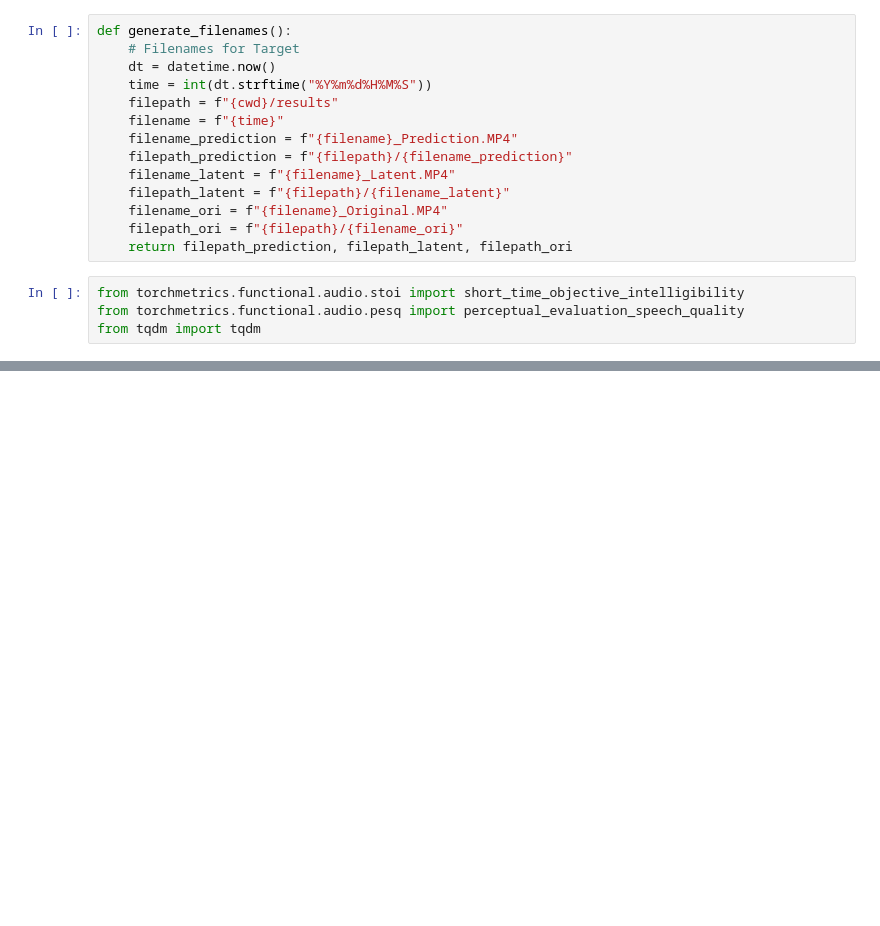
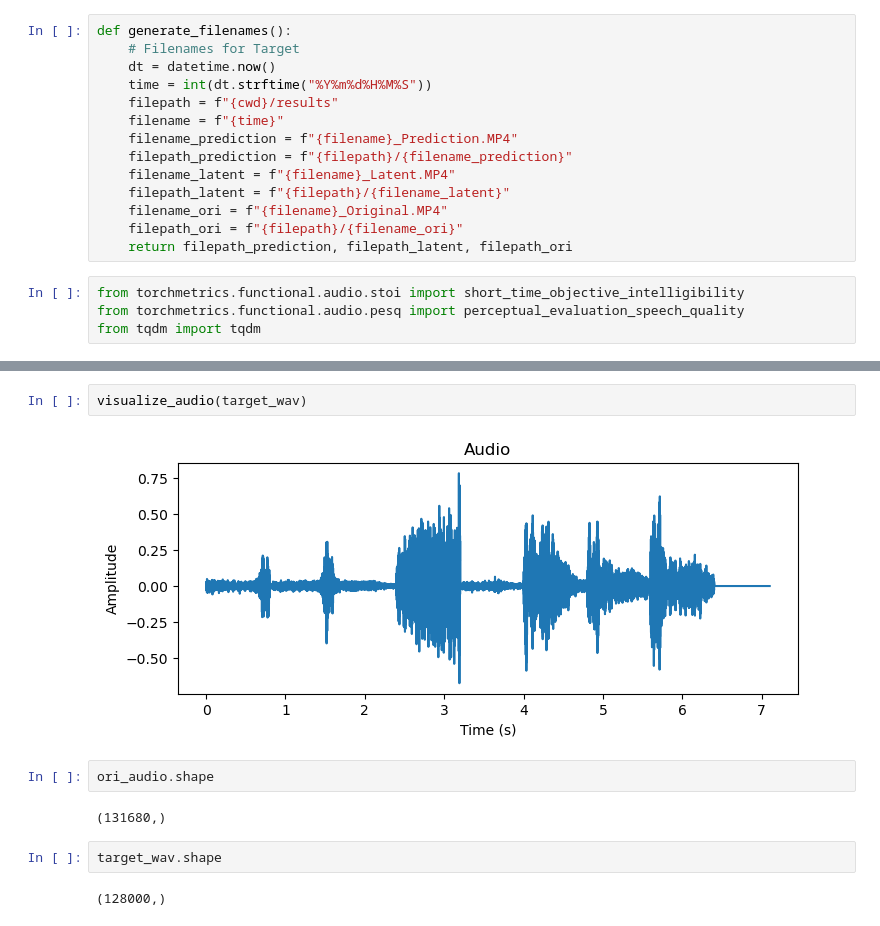
Before and after one commit to christianchenn/ILMSG-Webservice, a Jupyter notebook: src/notebook/YouTubeVideo.ipynb, the cells around one changed output, grey strips where cells are left out. Saved outputs shown, nothing was run; the diff lists cells and outputs as text; blank space fills up the shorter version.

```diff
--- a/src/notebook/YouTubeVideo.ipynb
+++ b/src/notebook/YouTubeVideo.ipynb
@@ -249,0 +327,12 @@ videos[0][0]
+# %%
+visualize_audio(target_wav)
+# %% [output]
+[figure, added]
+# %%
+ori_audio.shape
+# %% [output]
+(131680,)
+# %%
+target_wav.shape
+# %% [output]
+(128000,)
```
Also changed, not shown: parts of 18 cells of this notebook, 5 other files.
